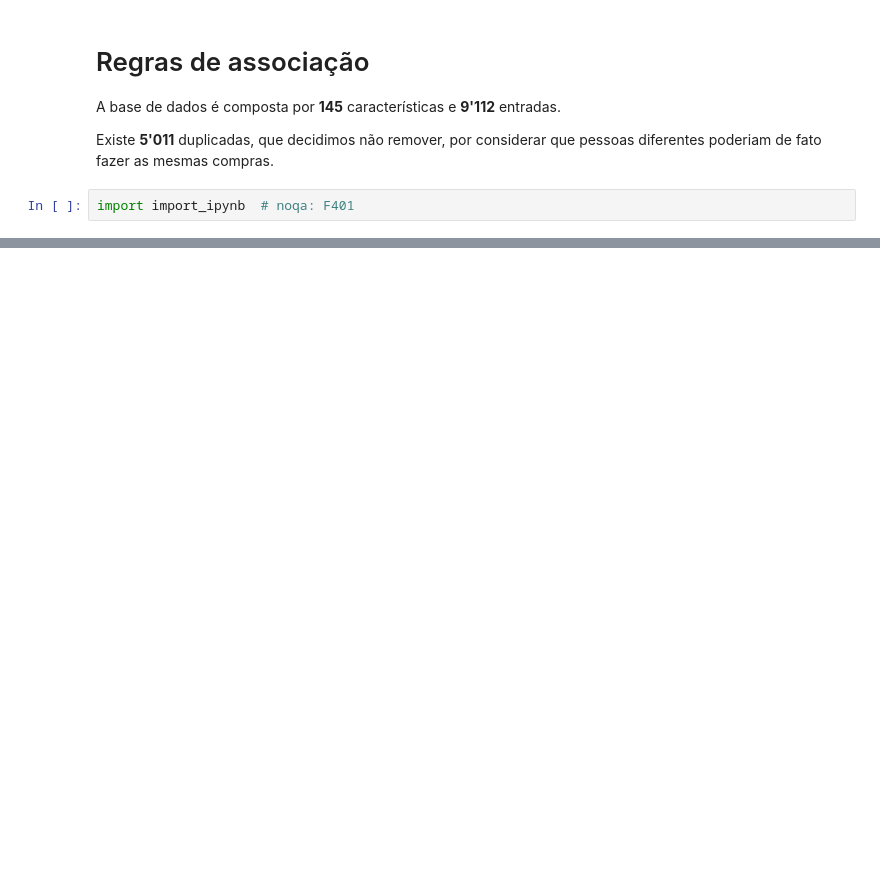
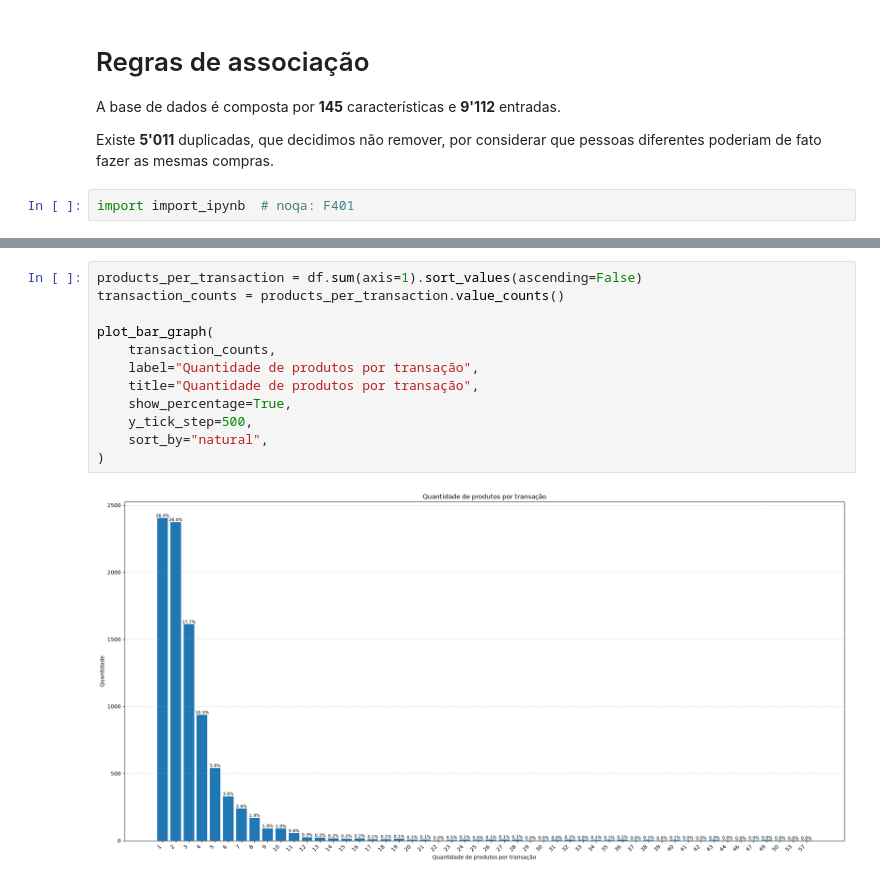
Before and after one commit to gabdumal/data_mining, a Jupyter notebook: assignment_4/main.ipynb, the cells around one changed output, grey strips where cells are left out. Drawn from its saved outputs; the diff is of its cells as text; blank space fills up the shorter version.

```diff
--- a/assignment_4/main.ipynb
+++ b/assignment_4/main.ipynb
@@ -18,0 +40,14 @@ top_products.plot(kind="bar", figsize=(20, 5), title="50 produtos mais frequente
+# %%
+products_per_transaction = df.sum(axis=1).sort_values(ascending=False)
+transaction_counts = products_per_transaction.value_counts()
+
+plot_bar_graph(
+    transaction_counts,
+    label="Quantidade de produtos por transação",
+    title="Quantidade de produtos por transação",
+    show_percentage=True,
+    y_tick_step=500,
+    sort_by="natural",
+)
+# %% [output]
+[figure, added]
```
Also changed, not shown: parts of 2 cells of this notebook, 2 other files.
